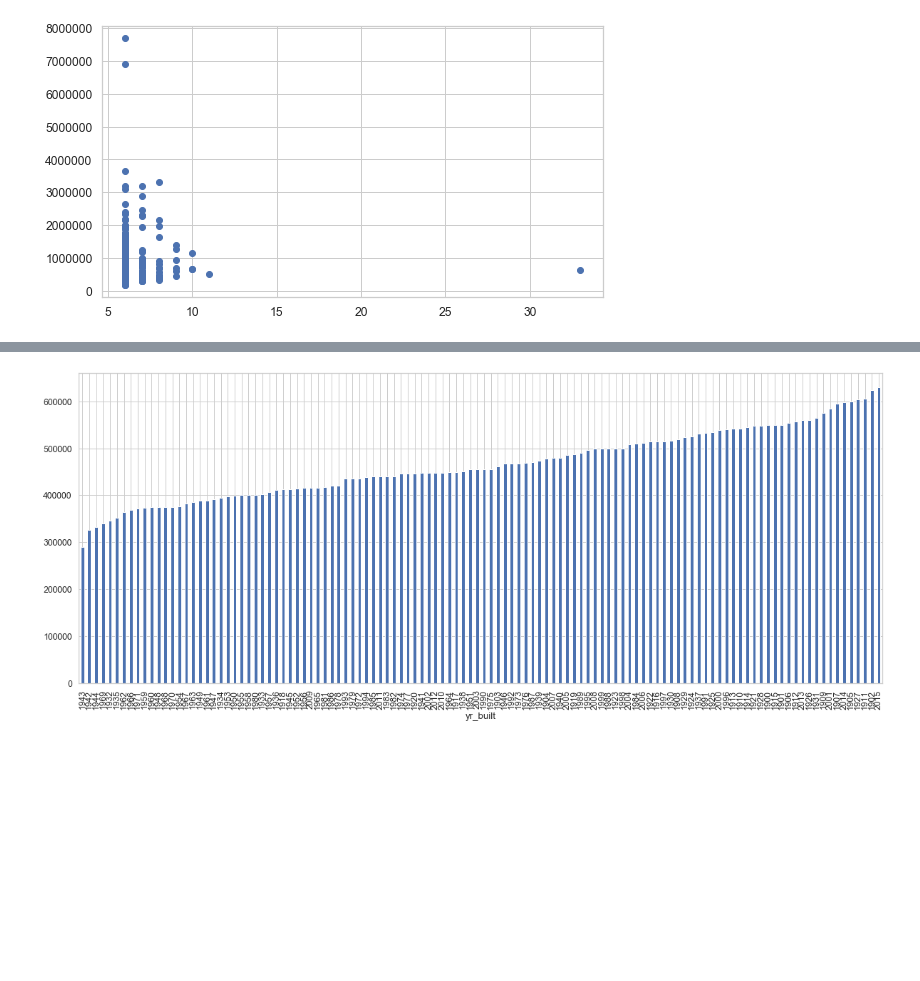
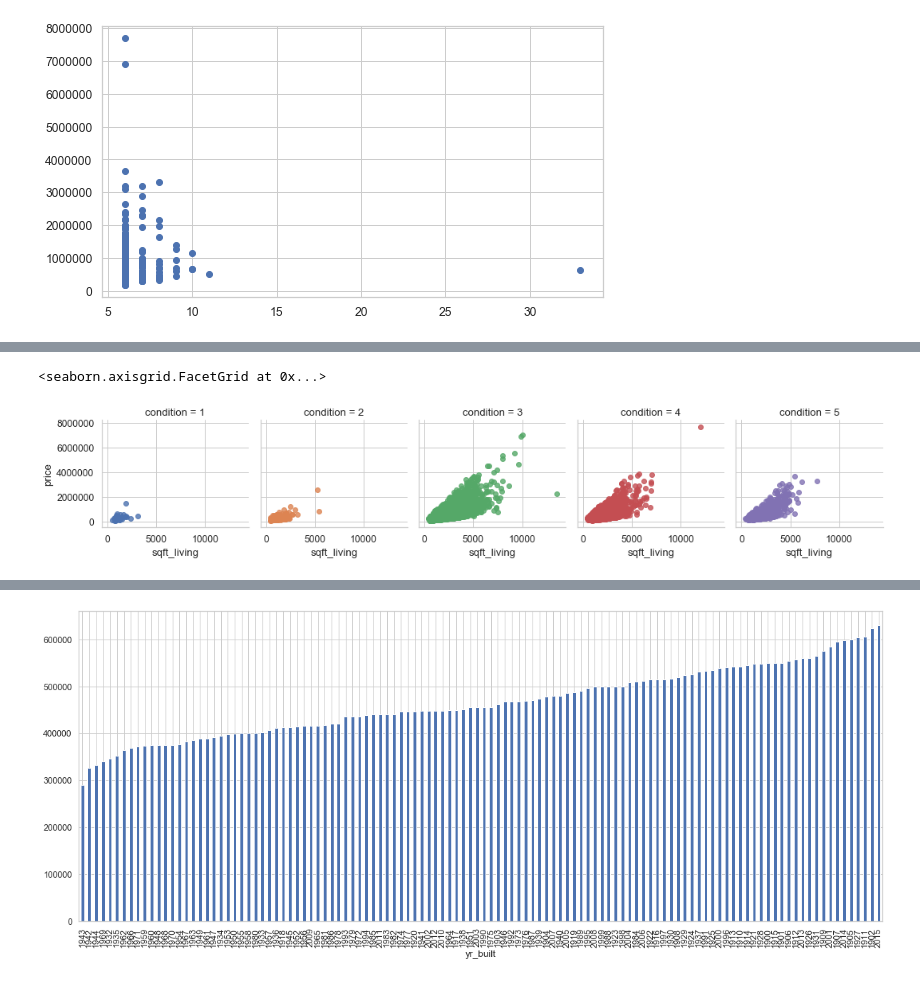
Before and after one commit to torresdavr/dsc-v2-mod1-final-project-online-ds-pt-100719, a Jupyter notebook: student.ipynb, the cells around one changed output, grey strips where cells are left out. Cells and saved outputs as stored; diff of their text form; code cells hidden in the pictures; blank space fills up the shorter version.

```diff
--- a/student.ipynb
+++ b/student.ipynb
@@ -1830,0 +1903,5 @@ pivot
+# %%
+sns.lmplot(x='sqft_living', y='price', col='condition', hue='condition', fit_reg=False, data=df_categories, col_wrap=5, height=3)
+# %% [output]
+<seaborn.axisgrid.FacetGrid at 0x...>
+[figure, added]
```
Also changed, not shown: parts of 31 cells of this notebook.
